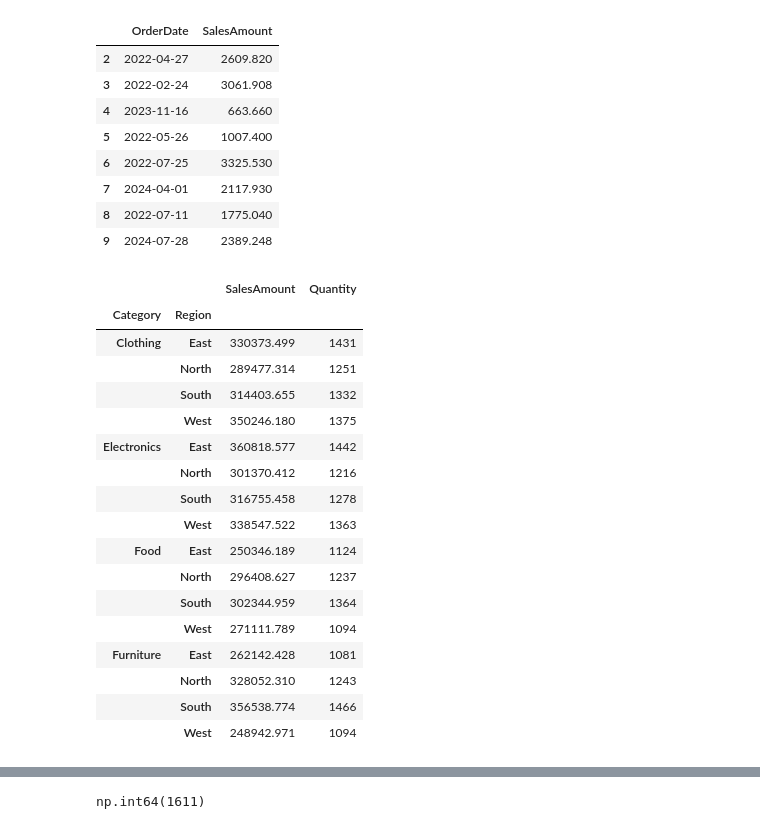
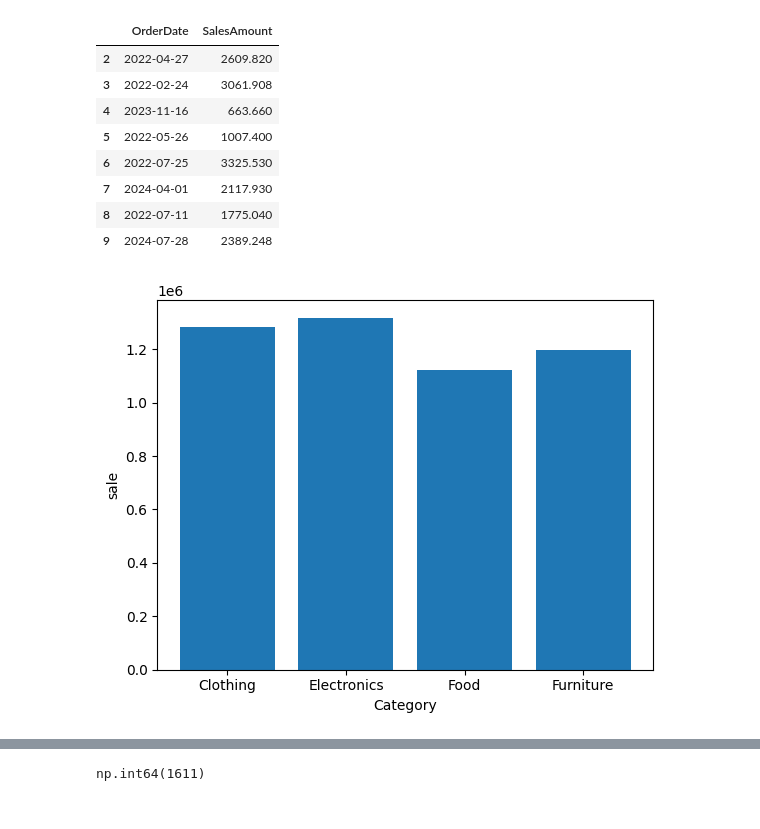
Before and after one commit to datasciencekibaatein/Batch-84, a Jupyter notebook: pandas-lectures/1-intro.ipynb, the cells around one changed output, grey strips where cells are left out. Cells and saved outputs as stored; diff of their text form; code cells hidden in the pictures.

```diff
--- a/pandas-lectures/1-intro.ipynb
+++ b/pandas-lectures/1-intro.ipynb
@@ -259,23 +259,4 @@ data[2:10][["OrderDate","SalesAmount"]]
 | 8 | 2022-07-11 | 1775.040 |
 | 9 | 2024-07-28 | 2389.248 |
 # %%
-data.groupby(["Category","Region"]).sum()[["SalesAmount","Quantity"]]
+grouped = data.groupby(["Category"]).sum()[["SalesAmount"]]
-# %% [output]
-|  |  | SalesAmount | Quantity |
-| Category | Region |  |  |
-| Clothing | East | 330373.499 | 1431 |
-|  | North | 289477.314 | 1251 |
-|  | South | 314403.655 | 1332 |
-|  | West | 350246.180 | 1375 |
-| Electronics | East | 360818.577 | 1442 |
-|  | North | 301370.412 | 1216 |
-|  | South | 316755.458 | 1278 |
-|  | West | 338547.522 | 1363 |
-| Food | East | 250346.189 | 1124 |
-|  | North | 296408.627 | 1237 |
-|  | South | 302344.959 | 1364 |
-|  | West | 271111.789 | 1094 |
-| Furniture | East | 262142.428 | 1081 |
-|  | North | 328052.310 | 1243 |
-|  | South | 356538.774 | 1466 |
-|  | West | 248942.971 | 1094 |
@@ -282,3 +265,10 @@ data.groupby(["Category","Region"]).sum()[["SalesAmount","Quantity"]]
+# %%
+plt.bar(grouped.index,grouped["SalesAmount"])
+plt.xlabel("Category")
+plt.ylabel("sale")
+plt.show()
+# %% [output]
+[figure, added]
 # %%
 data.sample(n=30)
 # %% [output]
```
Also changed, not shown: parts of 2 cells of this notebook.
